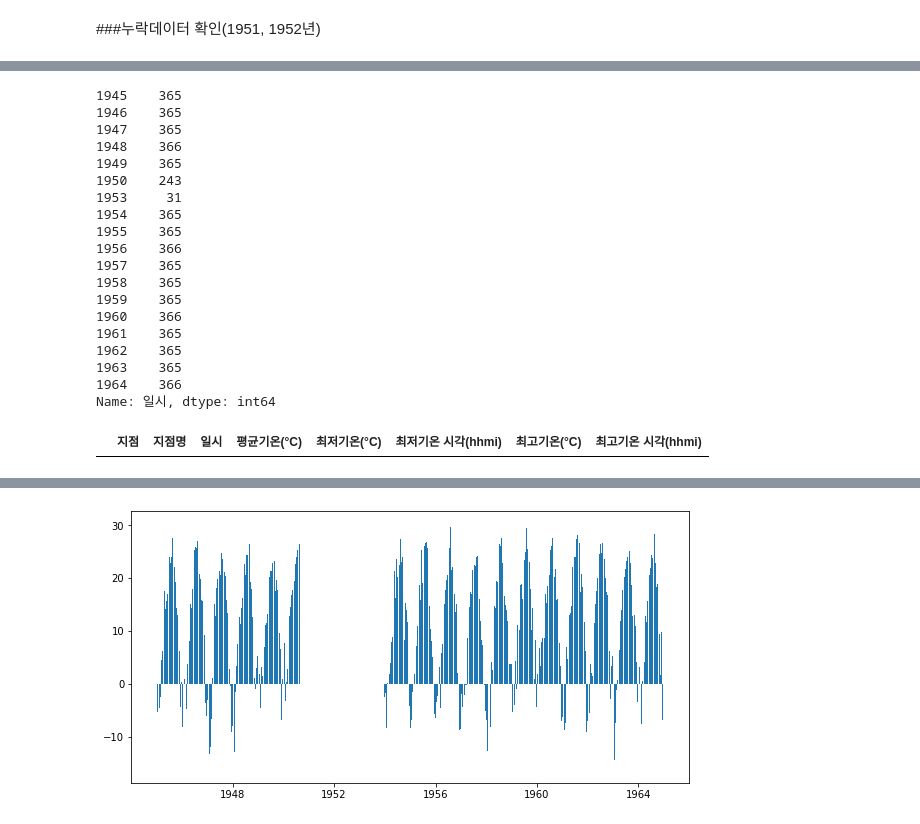
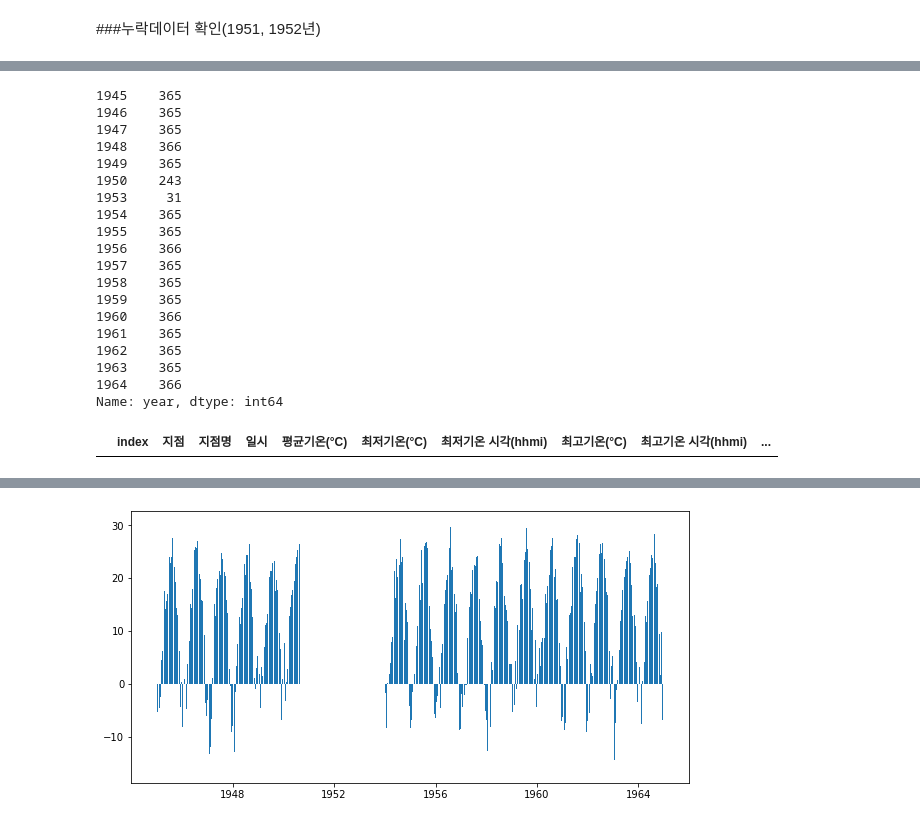
Before and after one commit to yojulab/learn_data_analytics, a Jupyter notebook: codes/년간_전국_기온변화.ipynb, the cells around one changed output, grey strips where cells are left out. Cells and saved outputs as stored; diff of their text form; code cells hidden in the pictures.

```diff
--- a/codes/년간_전국_기온변화.ipynb
+++ b/codes/년간_전국_기온변화.ipynb
@@ -180,3 +180,8 @@ seoul_df.isnull().sum()
 dtype: int64
 # %% [markdown]
 ###누락데이터 확인(1951, 1952년)
+# %%
+seoul_df['year'] = seoul_df['일시'].dt.year
+# %%
+seoul_df.reset_index(inplace=True)
+seoul_df
@@ -183,5 +202,5 @@ dtype: int64
 # %%
-seoul_df['일시'].dt.year.value_counts().sort_index()
+seoul_df['year'].value_counts().sort_index()
 # %% [output]
 1945    365
 1946    365
@@ -201,9 +220,9 @@ seoul_df['일시'].dt.year.value_counts().sort_index()
 1962    365
 1963    365
 1964    366
-Name: 일시, dtype: int64
+Name: year, dtype: int64
 # %%
-condition = (seoul_df['일시'].dt.year == 1951) # (seoul_df['일시'].dt.year == 1952)
+condition = (seoul_df['year'] == 1951) | (seoul_df['일시'].dt.year == 1952)
 seoul_df[condition]
 # %% [output]
-|  | 지점 | 지점명 | 일시 | 평균기온(°C) | 최저기온(°C) | 최저기온 시각(hhmi) | 최고기온(°C) | 최고기온 시각(hhmi) |
+|  | index | 지점 | 지점명 | 일시 | 평균기온(°C) | 최저기온(°C) | 최저기온 시각(hhmi) | 최고기온(°C) | 최고기온 시각(hhmi) | ... |
```
Also changed, not shown: parts of 13 cells of this notebook.
